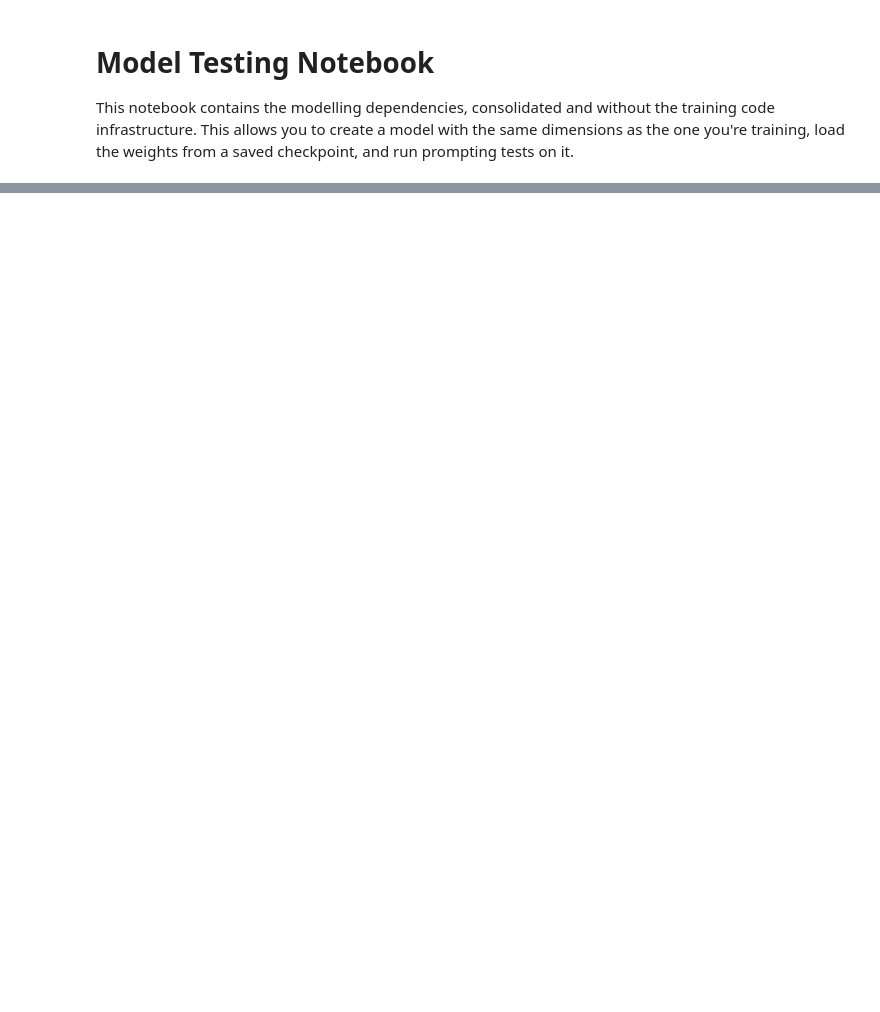
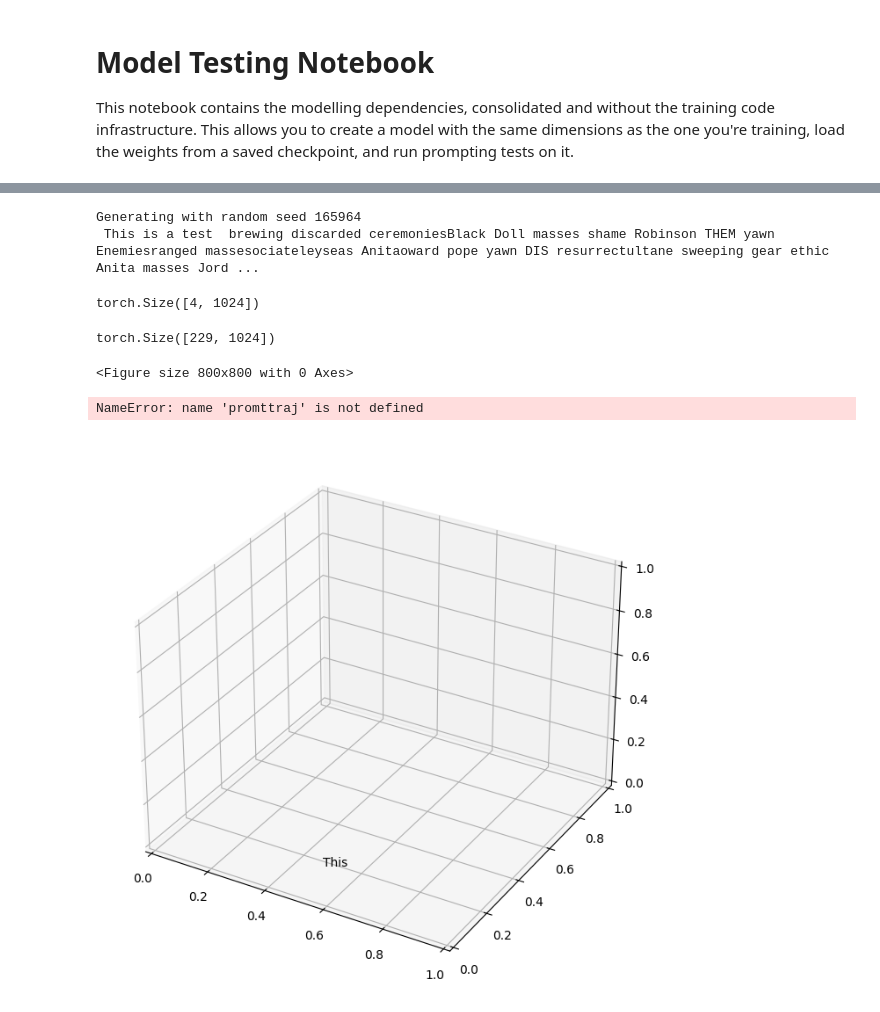
Before and after one commit to ttronrud/LanguageModelTrainingHarness, a Jupyter notebook: LMTesting.ipynb, the cells around one changed output, grey strips where cells are left out. Drawn from its saved outputs; the diff is of its cells as text; code cells hidden in the pictures; blank space fills up the shorter version.

```diff
--- a/LMTesting.ipynb
+++ b/LMTesting.ipynb
@@ -574,28 +592,68 @@ interactive(children=(Dropdown(description='Model checkpoint:', options=(), valu
 # %%
 test_string = """This is a test"""
 
-output = pretty_generate(test_string, model, dev=g.dev, topk=50)
+output = pretty_generate(test_string, model, dev=g.dev, top_k=50)
 print(output)
+# %% [output]
+Generating with random seed 165964
+ This is a test  brewing discarded ceremoniesBlack Doll masses shame Robinson THEM yawn Enemiesranged massesociateleyseas Anitaoward pope yawn DIS resurrectultane sweeping gear ethic Anita masses Jord ...
 # %%
 enc = tiktoken.get_encoding("gpt2")
 
 # Get embeddings of each word in the sequence, capture whether it was prompt or output
 with torch.no_grad():
     prompt_traj = model.transformer.wte(
-        torch.Tensor(enc.encode_ordinary(test_string).view(-1,1).long().to(g.dev))
-    ).cpu().float()[0]
+        torch.Tensor(enc.encode_ordinary(test_string)).view(-1).long().to(g.dev)
+    ).cpu().float()
 
     response_traj = model.transformer.wte(
-        torch.Tensor(enc.encode_ordinary(output[len(test_string):]).view(-1,1).long().to(g.dev))
-    ).cpu().float()[0]
+        torch.Tensor(enc.encode_ordinary(output[prompt_traj.size()[0]:])).view(-1).long().to(g.dev)
+    ).cpu().float()
+# %%
+prompt_traj.size()
+# %% [output]
+torch.Size([4, 1024])
+# %%
+response_traj.size()
+# %% [output]
+torch.Size([229, 1024])
 # %%
 pca = PCA(n_components=3)
 pca.fit(prompt_traj)
 full_traj = pca.transform(torch.cat([prompt_traj, response_traj], dim=0))
+inp_strings_tok = [enc.decode([t]) for t in enc.encode_ordinary(test_string)]
+out_strings_tok = [enc.decode([t]) for t in enc.encode_ordinary(output)]
 # %%
 f = plt.figure(figsize=(8,8))
 dh = display.display(f, display_id=True)
 ax = f.add_subplot(projection='3d')
 
+prompt_pts = []
+out_pts = []
 for q in np.arange(0, full_traj.shape[0]):
-    # do stuff
+    if q < len(prompt_traj):
+        tok = inp_strings_tok[q]
+        ax.text(full_traj[q,0], full_traj[q,1], full_traj[q,2], tok, color='black')
+        prompt_pts.append([full_traj[q,0], full_traj[q,1], full_traj[q,2]])
+    else:
+        tok = out_strings_tok[q-len(prompt_traj)]
+        ax.text(full_traj[q,0], full_traj[q,1], full_traj[q,2], tok, color='red')
+        out_pts.append([full_traj[q,0], full_traj[q,1], full_traj[q,2]])
+
+    prompttraj = np.array(prompt_pts)
+    outtraj = np.array(out_pts)
+    if promttraj.shape[0] > 1:
+        ax.plot(prompttraj[:,0], prompttraj[:,1], prompttraj[:,2], color='black', alpha=0.1)
+    if outtraj.shape[0] > 1:
+        ax.plot(outtraj[:,0], outtraj[:,1], outtraj[:,2], color='red', alpha=0.1)
+
+    ax.set_xlim(np.min(full_traj[:,0]), np.max(full_traj[:,0]))
+    ax.set_ylim(np.min(full_traj[:,1]), np.max(full_traj[:,1]))
+    ax.set_zlim(np.min(full_traj[:,2]), np.max(full_traj[:,2]))
+
+    dh.update(f)
+    time.sleep(1.0/10)
+# %% [output]
+<Figure size 800x800 with 0 Axes>
+NameError: name 'promttraj' is not defined
+[figure, added]
```
Also changed, not shown: parts of 5 cells of this notebook, 1 other file.
